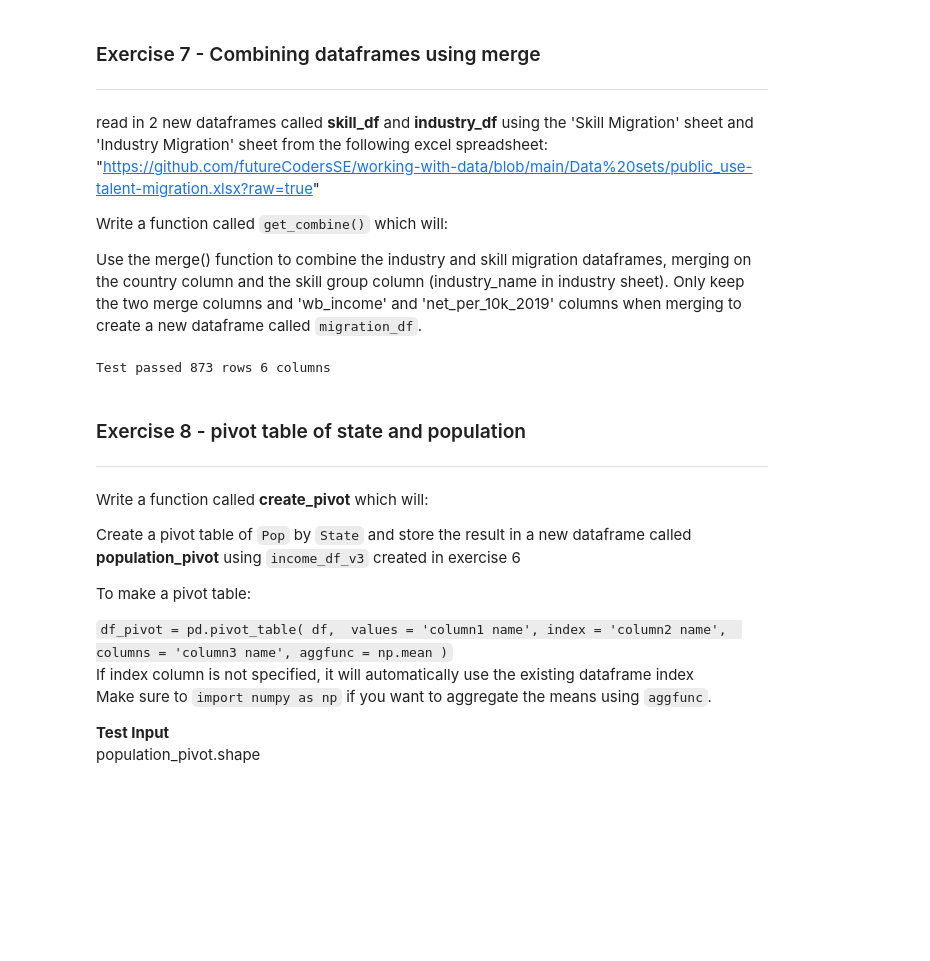
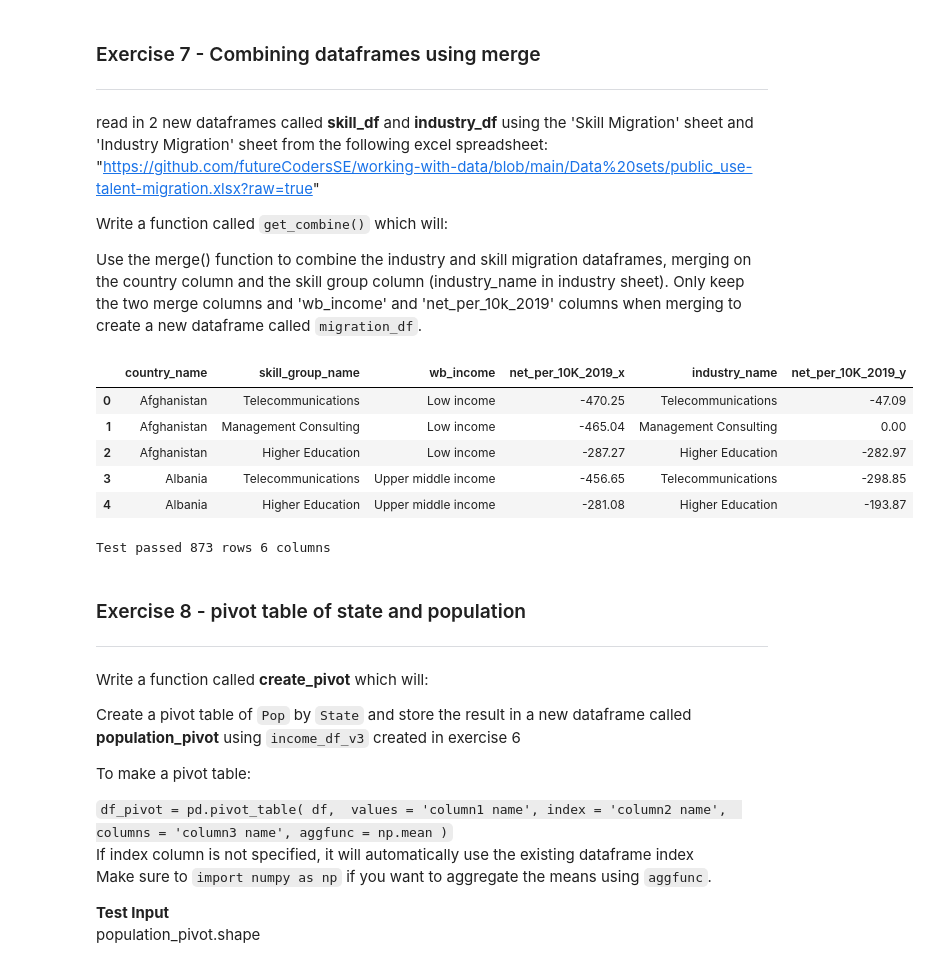
Before and after one commit to nacarvalentina/python-fundamentals, a Jupyter notebook: VN_4_Wrangle_the_data.ipynb, the cells around one changed output. Drawn from its saved outputs; the diff is of its cells as text; code cells hidden in the pictures; blank space fills up the shorter version.

```diff
--- a/VN_4_Wrangle_the_data.ipynb
+++ b/VN_4_Wrangle_the_data.ipynb
@@ -287,26 +325,37 @@ Write a function called `get_combine()` which will:
 
 Use the merge() function to combine the industry and skill migration dataframes, merging on the country column and the skill group column (industry_name in industry sheet). Only keep the two merge columns and 'wb_income' and 'net_per_10k_2019' columns when merging to create a new dataframe called `migration_df`.
 # %%
+import pandas as pd
+url="https://github.com/futureCodersSE/working-with-data/blob/main/Data%20sets/public_use-talent-migration.xlsx?raw=true"
+skill_df=pd.read_excel(url,sheet_name="Skill Migration")
+industry_df=pd.read_excel(url,sheet_name="Industry Migration")
+
 def get_combine():
   # merge dataframes into variable called migration_df and return it
-
-
-
+  #rename the column of one of the two db
+  migration_df=pd.merge(skill_df[["country_name","skill_group_name","wb_income","net_per_10K_2019"]],industry_df[["country_name","industry_name","net_per_10K_2019"]], \
+                   left_on=["country_name","skill_group_name"],right_on=["country_name","industry_name"])
 
   return migration_df
 
 # This will run and test your code to see if your new dataframe is correct length and has correct number of columns
-
+display(get_combine().head())
 actual = len(get_combine())
 actual2 = len(get_combine().columns)
 expected = 873
 expected2 = 6
 
 if actual == expected and actual2 == expected2:
   print("Test passed", actual, "rows", actual2, "columns")
 else:
   print("Test failed, expected", expected, "rows", expected2, "columns but got", actual, "rows and", actual2,"columns")
 # %% [output]
+|  | country_name | skill_group_name | wb_income | net_per_10K_2019_x | industry_name | net_per_10K_2019_y |
+| 0 | Afghanistan | Telecommunications | Low income | -470.25 | Telecommunications | -47.09 |
+| 1 | Afghanistan | Management Consulting | Low income | -465.04 | Management Consulting | 0.00 |
+| 2 | Afghanistan | Higher Education | Low income | -287.27 | Higher Education | -282.97 |
+| 3 | Albania | Telecommunications | Upper middle income | -456.65 | Telecommunications | -298.85 |
+| 4 | Albania | Higher Education | Upper middle income | -281.08 | Higher Education | -193.87 |
 Test passed 873 rows 6 columns
 # %% [markdown]
 ### Exercise 8 - pivot table of state and population
```
Also changed, not shown: parts of 6 cells of this notebook.
